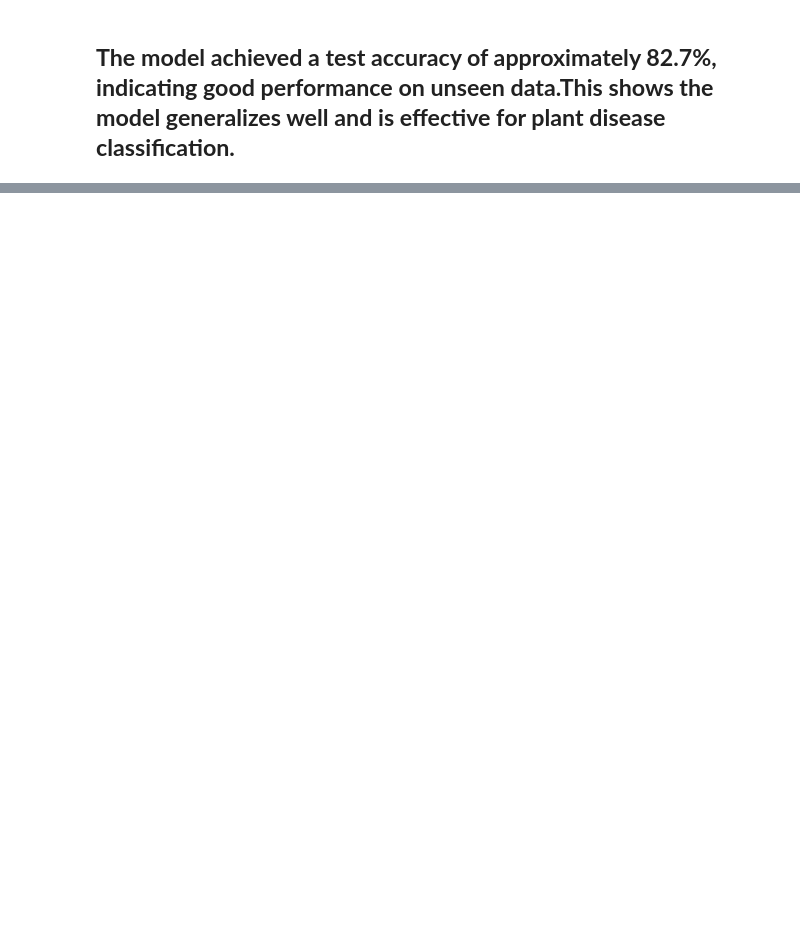
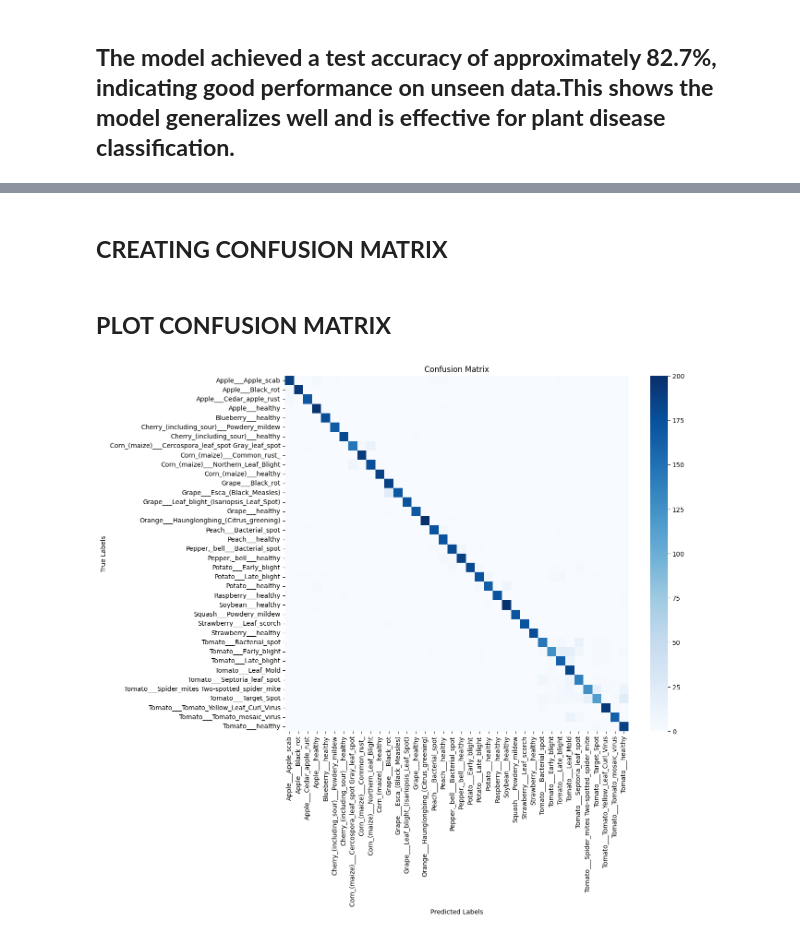
Before and after one commit to topbased/testrepo, a Jupyter notebook: New_plant_diseases_datset.ipynb, the cells around one changed output, grey strips where cells are left out. Saved outputs shown, nothing was run; the diff lists cells and outputs as text; code cells hidden in the pictures; blank space fills up the shorter version.

```diff
--- a/New_plant_diseases_datset.ipynb
+++ b/New_plant_diseases_datset.ipynb
@@ -341,0 +478,8 @@ Test Accuracy: 0.826897144317627
+# %%
+predictions = model.predict(test_data)
+
+predicted_classes = np.argmax(predictions, axis=1)
+
+true_classes = test_data.classes
+
+class_labels = list(test_data.class_indices.keys())
@@ -341,0 +488,24 @@ Test Accuracy: 0.826897144317627
+# %% [markdown]
+## **CREATING CONFUSION MATRIX**
+# %%
+cm = confusion_matrix(true_classes, predicted_classes)
+# %% [markdown]
+## **PLOT CONFUSION MATRIX**
+# %%
+plt.figure(figsize=(12,10))
+
+sns.heatmap(
+    cm,
+    annot=False,
+    cmap='Blues',
+    xticklabels=class_labels,
+    yticklabels=class_labels
+)
+
+plt.xlabel("Predicted Labels")
+plt.ylabel("True Labels")
+plt.title("Confusion Matrix")
+
+plt.show()
+# %% [output]
+[figure, added]
```
Also changed, not shown: parts of 58 cells of this notebook.
